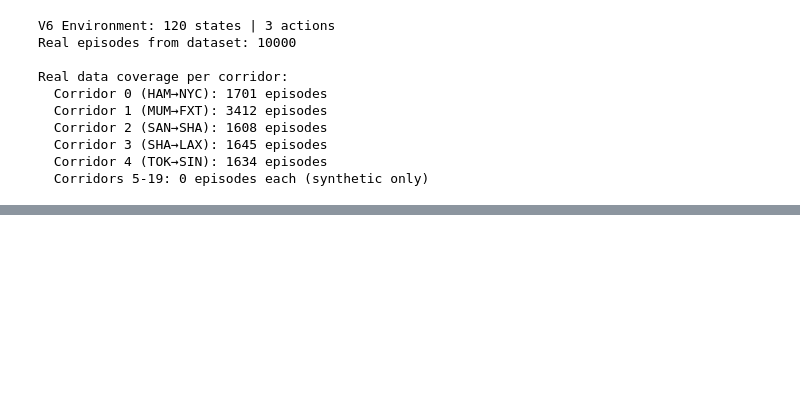
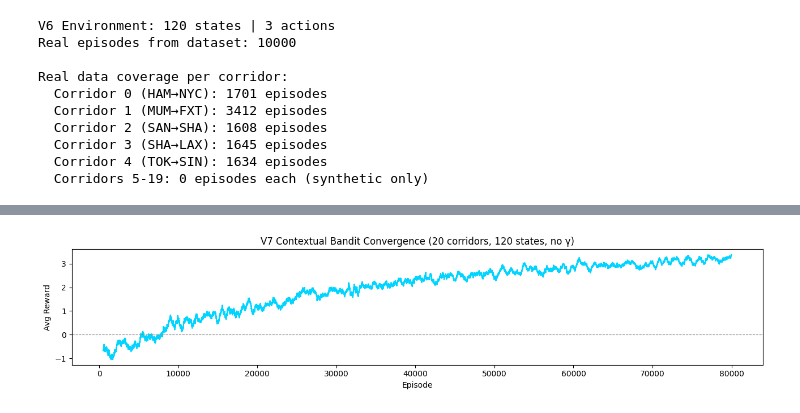
Before and after one commit to Karthik-Flash/MarkovChained, a Jupyter notebook: ML/DPWorldConcise.ipynb, the cells around one changed output, grey strips where cells are left out. Saved outputs shown, nothing was run; the diff lists cells and outputs as text; code cells hidden in the pictures; blank space fills up the shorter version.

```diff
--- a/ML/DPWorldConcise.ipynb
+++ b/ML/DPWorldConcise.ipynb
@@ -856,0 +732,86 @@ print("  demo_outputs_v6.json")
+# %%
+# ════════════════════════════════════════════════════════════════
+# V7-E: CONTEXTUAL BANDIT UPDATE (not Bellman Q-learning)
+#
+# Why bandit is correct here:
+# Each episode is fully independent — there is no state transition.
+# The vessel makes ONE decision; the next vessel starts fresh.
+# The Bellman update Q[s,a] += α(r + γ·maxQ[s] - Q[s,a]) assumes
+# future state value (γ·maxQ[s]), but s_next = s (same state,
+# different action) making γ·maxQ[s] a BIAS toward the best action
+# of the CURRENT state, not a genuinely different future state.
+#
+# Correct update: Q[s,a] += α(r - Q[s,a])
+# This is Q[s,a] → weighted average of rewards seen for (s,a).
+# No γ, no Bellman bias. Clean, interpretable, correct.
+#
+# Slower epsilon decay: 0.99985 → 0.99997
+# With 120 states and 3 actions, need ~120×3×10 = 3600 exploration
+# steps minimum. At 0.99985, ε reaches 0.01 by episode ~30k.
+# At 0.99997, ε reaches 0.01 by episode ~76k — gives each of
+# the 120 states ~475 exploration updates instead of ~250.
+# ════════════════════════════════════════════════════════════════
+
+synth_v7     = generate_synthetic_v6(15000)   # same function as V6
+all_eps_v7   = env_v7.episodes + synth_v7
+
+print(f"Training pool: {len(env_v7.episodes)} real + {len(synth_v7)} synthetic = {len(all_eps_v7)} total")
+
+# Verify all 120 states covered
+state_coverage = set(ep[0] for ep in all_eps_v7)
+uncovered = [s for s in range(N_STATES_V6) if s not in state_coverage]
+print(f"States covered: {len(state_coverage)} / {N_STATES_V6}")
+print(f"Uncovered: {uncovered if uncovered else 'None ✓'}")
+
+# ── Q-table init ──────────────────────────────────────────────────────────────
+Q7      = np.zeros((N_STATES_V6, 3))
+EPSILON = 1.0
+ALPHA   = 0.1
+# NOTE: No GAMMA — this is a bandit, not Bellman Q-learning
+N_EPS   = 80000   # more episodes since slower epsilon decay
+rh7     = []
+
+for ep in range(N_EPS):
+    episode = random.choice(all_eps_v7)
+    state, cp, delay, _, weather_state, mode = episode
+    state = min(state, N_STATES_V6 - 1)
+
+    action = random.randint(0, 2) if random.random() < EPSILON else int(np.argmax(Q7[state]))
+    reward = env_v7.compute_reward(action, cp, delay, weather_state, mode)
+
+    # ── BANDIT UPDATE (no GAMMA, no Bellman bias) ─────────────────────────
+    Q7[state, action] += ALPHA * (reward - Q7[state, action])
+
+    rh7.append(reward)
+    EPSILON = max(0.01, EPSILON * 0.99997)   # slower decay
+
+    if (ep + 1) % 20000 == 0:
+        avg_r = np.mean(rh7[-2000:])
+        print(f"Episode {ep+1:>6} | ε={EPSILON:.4f} | Avg Reward (last 2000): {avg_r:.4f}")
+
+print("\nV7 training complete.")
+
+# ── Convergence plot ──────────────────────────────────────────────────────────
+smoothed = pd.Series(rh7).rolling(500).mean()
+plt.figure(figsize=(13, 3))
+plt.plot(smoothed, color='#00d4ff', linewidth=1.5)
+plt.title('V7 Contextual Bandit Convergence (20 corridors, 120 states, no γ)')
+plt.xlabel('Episode')
+plt.ylabel('Avg Reward')
+plt.axhline(0, color='grey', linestyle='--', linewidth=0.8)
+plt.tight_layout()
+plt.show()
+
+# Verify all 120 states have non-zero Q-values
+zero_states = [s for s in range(N_STATES_V6) if np.all(Q7[s] == 0.0)]
+print(f"\nZero Q-value states: {zero_states if zero_states else 'None ✓'}")
+
+# Quick Q-value separation check
+print("\n── Q-value gap check (want gap > 5 for all critical states) ──")
+critical = [(6,2,1),(6,2,0),(0,1,0),(3,0,0),(1,2,1),(4,0,0)]
+for c,w,cg in critical:
+    s    = c*6+w*2+cg
+    best = int(np.argmax(Q7[s]))
+    gap  = round(float(max(Q7[s]) - sorted(Q7[s])[-2]), 2)
+    print(f"  {CORRIDOR_MAP_V6[c]:10s} | {WEATHER_NAMES[w]:8s} | {CONGESTION_NAMES[cg]:4s} → {ACTION_NAMES[best]:15s}  gap={gap}")
+# %% [output]
@@ -856,0 +827 @@ print("  demo_outputs_v6.json")
+[figure, added]
```
Also changed, not shown: parts of 14 cells of this notebook.
